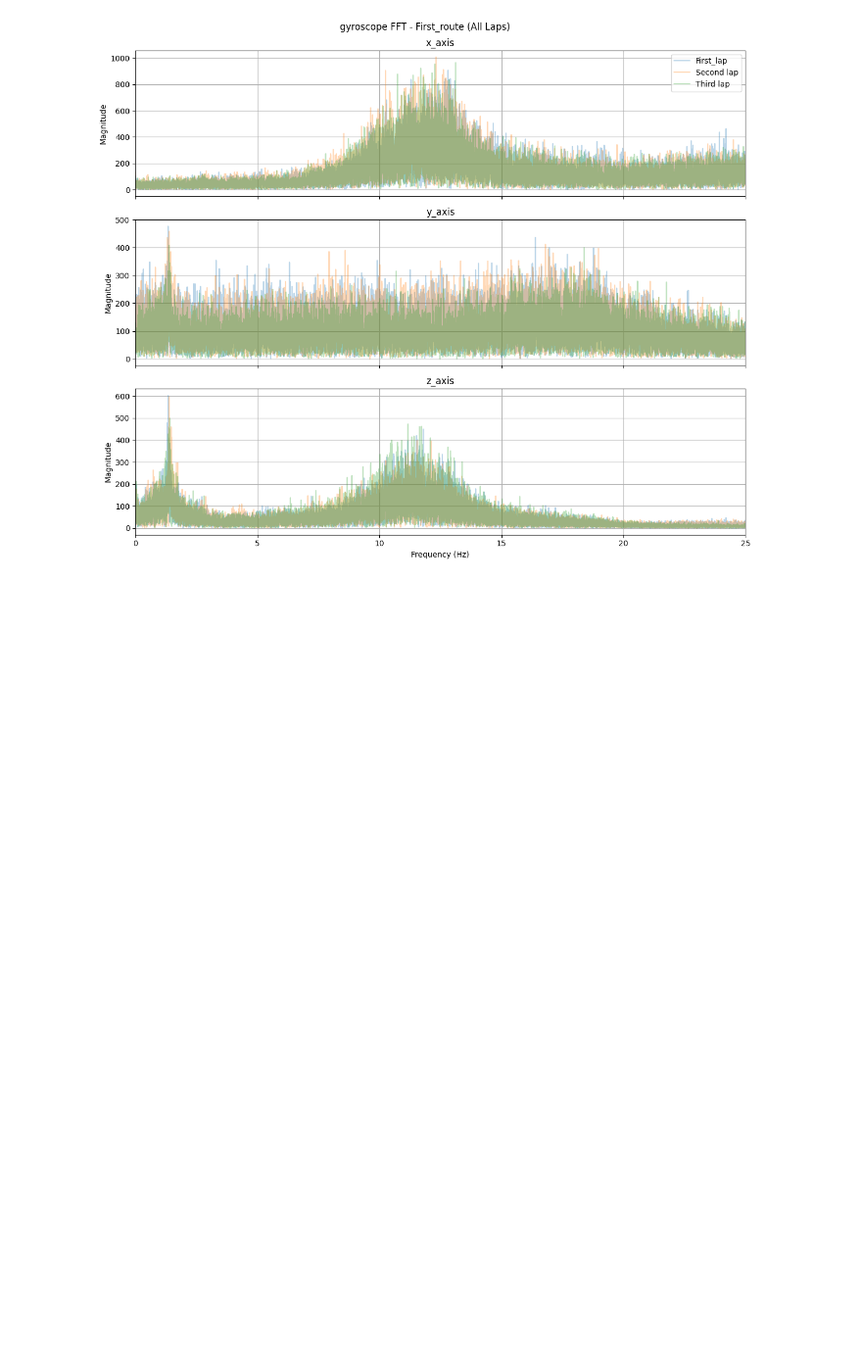
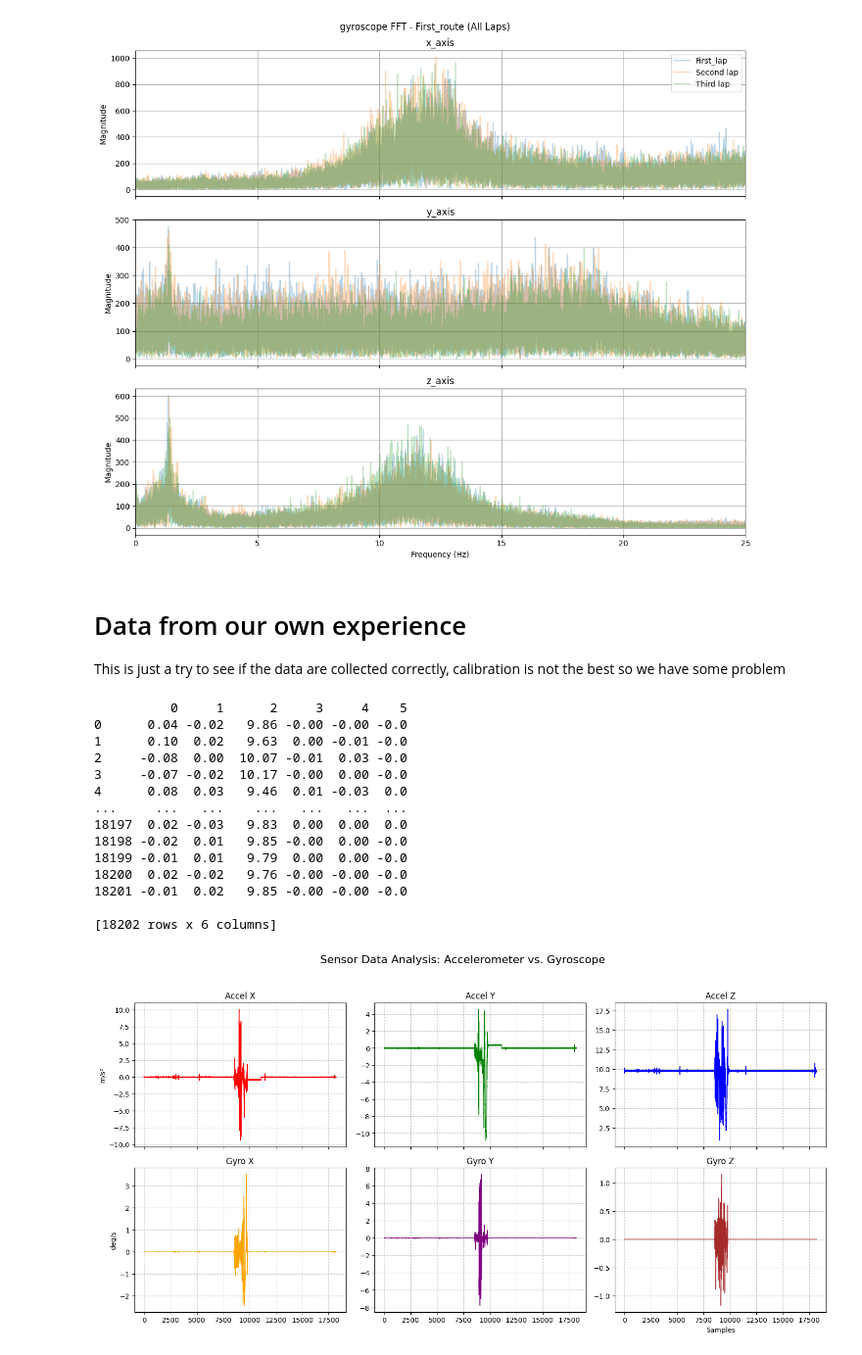
Before and after one commit to tizianocoluzzi/TrustMyBike, a Jupyter notebook: src/OfflineFFT/OfflineFFT.ipynb, the cells around one changed output. Shown at 98% size. Drawn from its saved outputs; the diff is of its cells as text; code cells hidden in the pictures; blank space fills up the shorter version.

Commit message:
added data analisys for collected data

```diff
--- a/src/OfflineFFT/OfflineFFT.ipynb
+++ b/src/OfflineFFT/OfflineFFT.ipynb
@@ -212,3 +212,65 @@ plot_fft_all_axes_overlay(
 )
 # %% [output]
 [figure]
+# %% [markdown]
+# Data from our own experience
+This is just a try to see if the data are collected correctly, calibration is not the best so we have some problem
+# %%
+import pandas as pd
+import matplotlib.pyplot as plt
+import io
+
+# 1. Load the data
+# Replace 'your_data.csv' with your actual filename
+raw_data = open("OwnDataset/data.csv").read()
+
+# 2. Replace the semicolon with a newline character
+cleaned_data = raw_data.replace(';', '\n')
+
+# 3. Use io.StringIO to make the string act like a file for pandas
+df = pd.read_csv(io.StringIO(cleaned_data), header=None)
+
+print(df)
+# 2. Setup the figure and axes (2 rows, 3 columns)
+fig, axes = plt.subplots(nrows=2, ncols=3, figsize=(15, 8), sharex=True)
+fig.suptitle('Sensor Data Analysis: Accelerometer vs. Gyroscope', fontsize=16)
+
+# Define column names and colors for styling
+cols = ['ax', 'ay', 'az', 'gx', 'gy', 'gz']
+colors = ['r', 'g', 'b', 'orange', 'purple', 'brown']
+titles = ['Accel X', 'Accel Y', 'Accel Z', 'Gyro X', 'Gyro Y', 'Gyro Z']
+df.columns = cols
+
+# 3. Loop through columns to plot
+for i, col in enumerate(cols):
+    row = i // 3  # First 3 go in row 0, next 3 in row 1
+    col_idx = i % 3
+    ax = axes[row, col_idx]
+
+    ax.plot(df[col], color=colors[i], linewidth=1)
+    ax.set_title(titles[i])
+    ax.grid(True, linestyle='--', alpha=0.7)
+
+    # Optional: Label Y-axis for the first column of each row
+    if col_idx == 0:
+        ax.set_ylabel('m/s²' if row == 0 else 'deg/s')
+
+plt.tight_layout(rect=[0, 0.03, 1, 0.95]) # Adjust for suptitle
+plt.xlabel('Samples')
+plt.show()
+# %% [output]
+          0     1      2     3     4    5
+0      0.04 -0.02   9.86 -0.00 -0.00 -0.0
+1      0.10  0.02   9.63  0.00 -0.01 -0.0
+2     -0.08  0.00  10.07 -0.01  0.03 -0.0
+3     -0.07 -0.02  10.17 -0.00  0.00 -0.0
+4      0.08  0.03   9.46  0.01 -0.03  0.0
+...     ...   ...    ...   ...   ...  ...
+18197  0.02 -0.03   9.83  0.00  0.00  0.0
+18198 -0.02  0.01   9.85 -0.00  0.00 -0.0
+18199 -0.01  0.01   9.79  0.00  0.00 -0.0
+18200  0.02 -0.02   9.76 -0.00 -0.00 -0.0
+18201 -0.01  0.02   9.85 -0.00 -0.00 -0.0
+
+[18202 rows x 6 columns]
+[figure, added]
```
Also changed, not shown: parts of 3 cells of this notebook, 3 other files.
